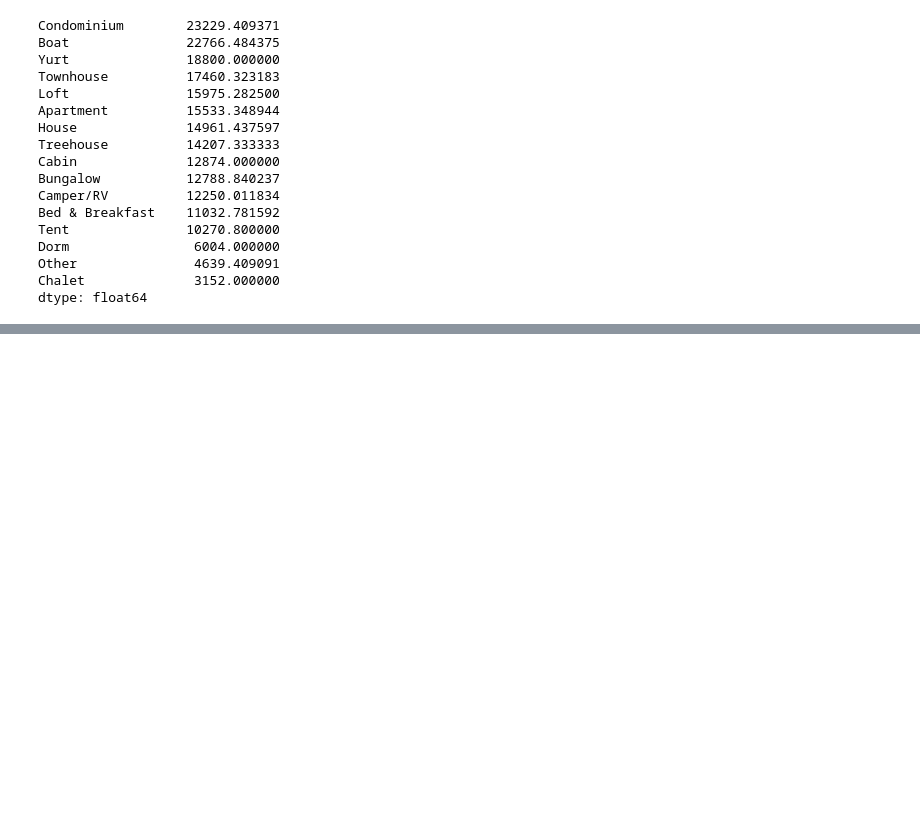
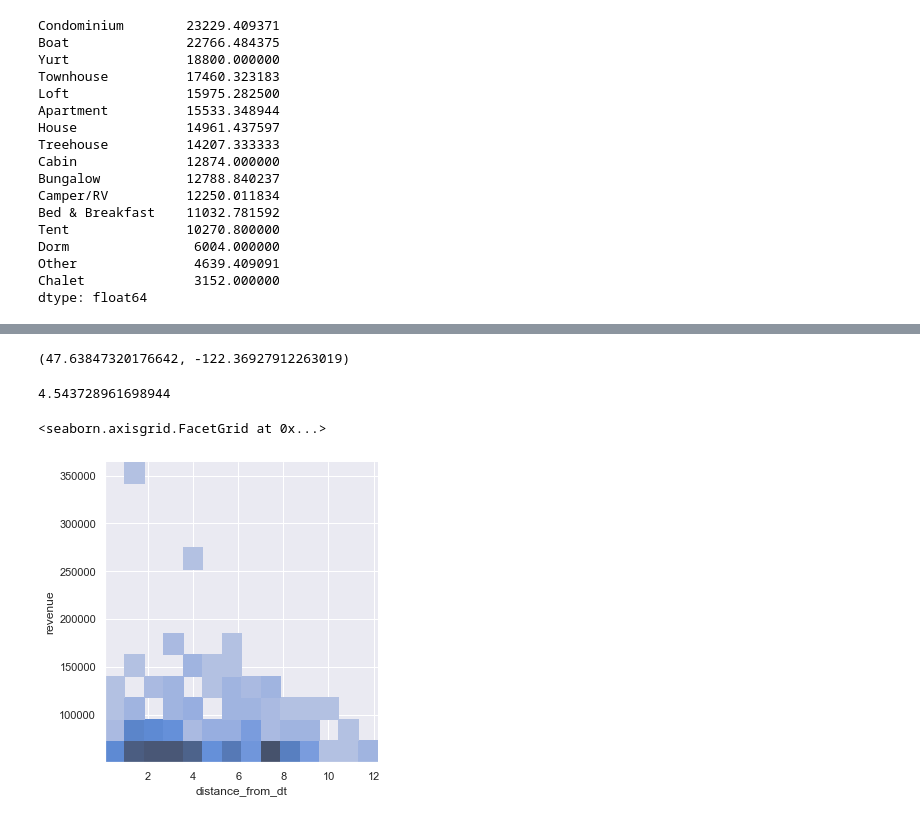
Before and after one commit to justinh523/BlogPostProject, a Jupyter notebook: Project_master.ipynb, the cells around one changed output, grey strips where cells are left out. Saved outputs shown, nothing was run; the diff lists cells and outputs as text; code cells hidden in the pictures; blank space fills up the shorter version.

```diff
--- a/Project_master.ipynb
+++ b/Project_master.ipynb
@@ -377,0 +313,13 @@ See the caveats in the documentation: https://pandas.pydata.org/pandas-docs/stab
+# %%
+coocoo = (list_df['latitude'][3], list_df['longitude'][3])
+# %% [output]
+(47.63847320176642, -122.36927912263019)
+# %%
+
+
+coords_1 = coocoo
+coords_dt = (47.605141, -122.334289)
+
+print(geodesic(coords_1, coords_dt).km)
+# %% [output]
+4.543728961698944
@@ -377,0 +339,6 @@ See the caveats in the documentation: https://pandas.pydata.org/pandas-docs/stab
+# %%
+sns.displot(x='distance_from_dt', y='revenue', data=test_df,
+            bins=14)
+# %% [output]
+<seaborn.axisgrid.FacetGrid at 0x...>
+[figure, added]
```
Also changed, not shown: parts of 10 cells of this notebook.
